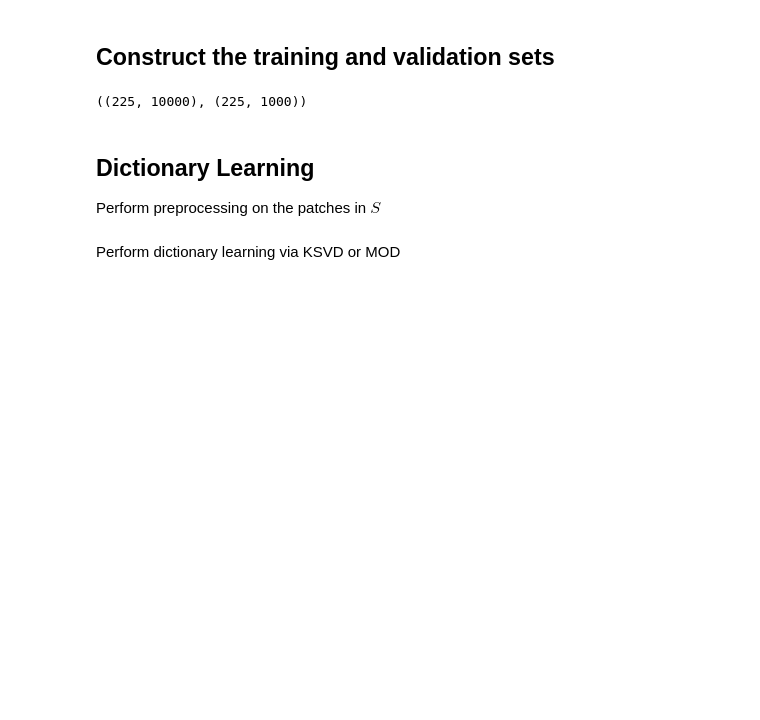
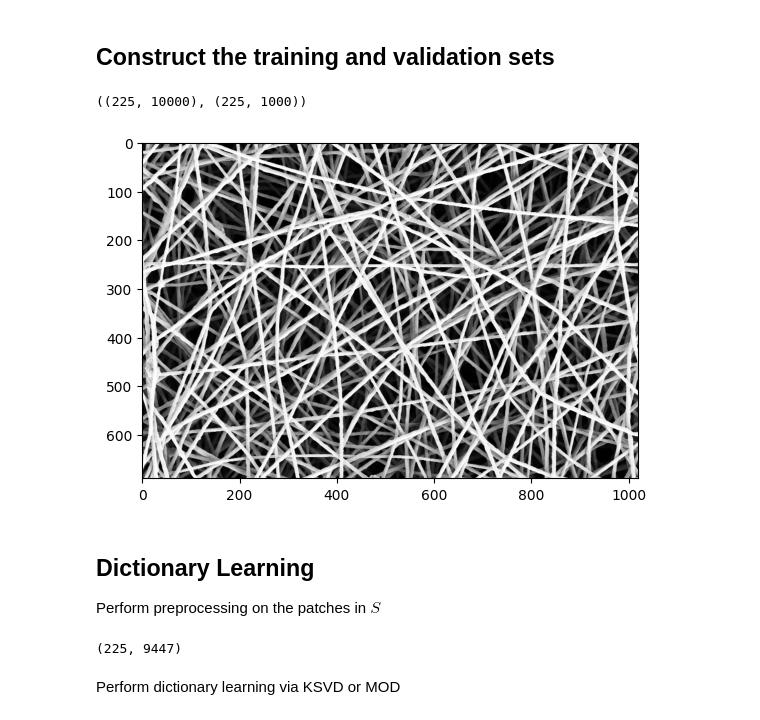
Before and after one commit to Ax-Time/m3ip-homework, a Jupyter notebook: labs/lez_17_Anomaly_Detection.ipynb, the cells around one changed output. Drawn from its saved outputs; the diff is of its cells as text; code cells hidden in the pictures; blank space fills up the shorter version.

```diff
--- a/labs/lez_17_Anomaly_Detection.ipynb
+++ b/labs/lez_17_Anomaly_Detection.ipynb
@@ -65,6 +72,10 @@ V = patches[:, npatch_dictionary:npatch_dictionary+npatch_region]
 S.shape, V.shape
 # %% [output]
 ((225, 10000), (225, 1000))
+# %%
+plt.imshow(img, cmap='gray');
+# %% [output]
+[figure, added]
 # %% [markdown]
 Dictionary Learning
 -------------------
@@ -76,6 +87,10 @@ S = S[:,v > 0.06]
 # %%
 # PREPROCESSING: remove the mean from each patch
 S = S - np.mean(S, axis=0)
+# %%
+S.shape
+# %% [output]
+(225, 9447)
 # %% [markdown]
 Perform dictionary learning via KSVD or MOD
 # %%
```
Also changed, not shown: parts of 17 cells of this notebook, 3 other files.
